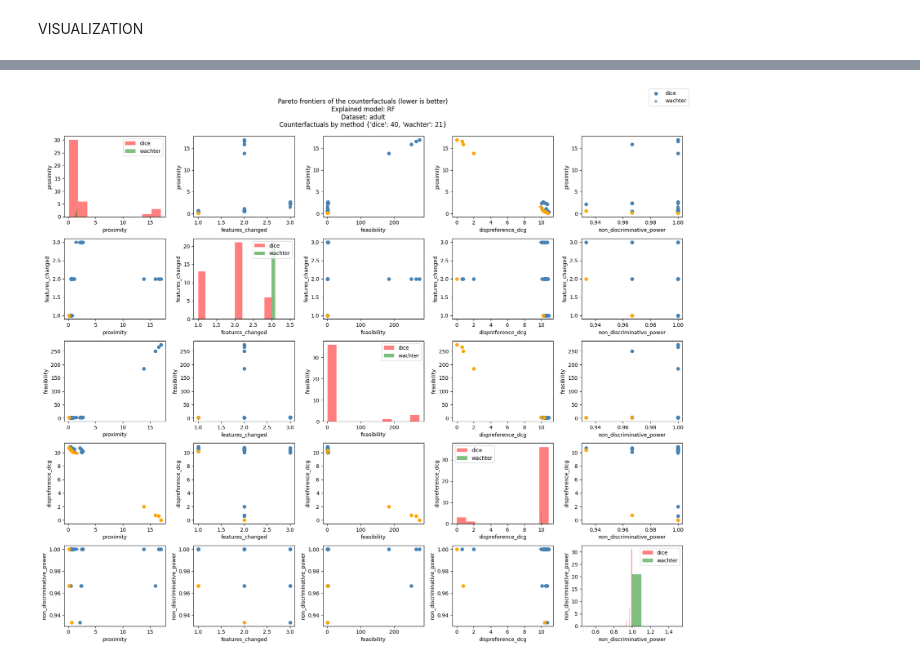
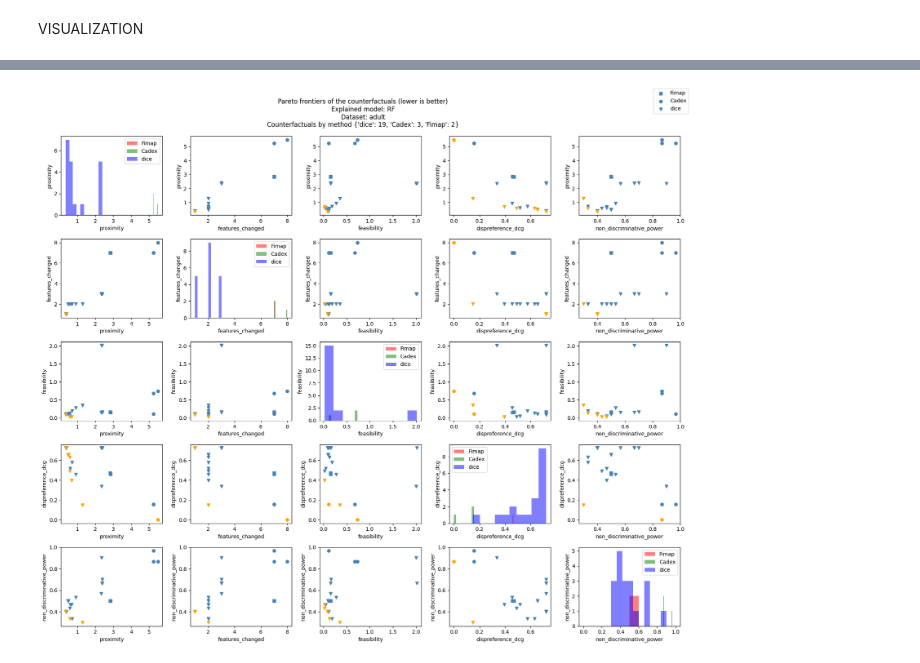
Before and after one commit to istepka/MCSECE, a Jupyter notebook: src/ensemble.ipynb, the cells around one changed output, grey strips where cells are left out. Cells and saved outputs as stored; diff of their text form; code cells hidden in the pictures.

Commit message:
Add fimap s and g saving.

```diff
--- a/src/ensemble.ipynb
+++ b/src/ensemble.ipynb
@@ -82,0 +127,3 @@ query_instance_sparse_normalized = train_dataset_sparse_normalized[instance_to_e
+# %%
+cfec_counterfactuals_raw, list_cfs_explainers = cfec_model.generate_counterfactuals(query_instance=query_instance_sparse_normalized.iloc[0])
+cfec_counterfactuals_raw
@@ -82,0 +178,5 @@ query_instance_sparse_normalized = train_dataset_sparse_normalized[instance_to_e
+# %%
+list_cfs_explainers = list(map(lambda x: 'Cadex' if 'Cadex' in x else 'Fimap', list_cfs_explainers))
+cfec_counterfactuals['explainer'] = list_cfs_explainers
+all_counterfactuals = pd.concat([all_counterfactuals, cfec_counterfactuals], ignore_index=True)
+cfec_counterfactuals
@@ -284 +338,9 @@ Int64Index([ 0,  1,  2,  3,  4,  5,  6,  7,  8,  9, 10, 11, 12, 13, 14, 15, 16,
            dtype='int64')
+# %%
+#Filter not feasible (data is min-max normalized, so values shouldn't be less than zero)
+# not_feasible = np.where(np.sum(counterfactuals_sparse_normalized < 0, axis=1) > 0)[0]
+not_feasible = []
+
+indices_to_keep = list(filter(lambda x: x not in not_feasible, valid_counterfactuals_sparse_normalized.index.tolist()))
+valid_counterfactuals_sparse_normalized = counterfactuals_sparse_normalized.iloc[indices_to_keep]
+print(indices_to_keep)
@@ -285,7 +359,9 @@ Int64Index([ 0,  1,  2,  3,  4,  5,  6,  7,  8,  9, 10, 11, 12, 13, 14, 15, 16,
 # %%
-valid_counterfactuals = all_counterfactuals.iloc[valid_counterfactuals_sparse_normalized.index]
+valid_counterfactuals = all_counterfactuals.iloc[indices_to_keep]
 valid_counterfactuals.reset_index(drop=True, inplace=True)
 valid_counterfactuals = filter_non_actionable(valid_counterfactuals, query_instance, constr['non_actionable_features'])
+valid_counterfactuals_sparse_normalized = valid_counterfactuals_sparse_normalized.iloc[valid_counterfactuals.index.tolist()]
+valid_counterfactuals_sparse_normalized.reset_index(drop=True, inplace=True)
 valid_counterfactuals.reset_index(drop=True, inplace=True)
 valid_counterfactuals.shape
 # %% [output]
@@ -347,37 +420,44 @@ n = len(metrics_to_plot)
 fig, ax = plt.subplots(n, n, figsize=(3.5*n, 3*n))
 
 colors = ['r', 'g', 'b', 'y', 'c', 'm', 'k', 'w']
-markers = ['o', '+', 'x', 'v', '^', 's', 't']
+markers = ['s', 'o', 'v', '+', 'x']
 labels = []
 
 ax = ax.flatten()
 
-for i, other_metric in enumerate(metrics_to_plot):
-    for j, metric in enumerate(metrics_to_plot):
+for plot_round in ['nonpareto', 'pareto']:
+    for i, other_metric in enumerate(metrics_to_plot):
+        for j, metric in enumerate(metrics_to_plot):
 
-        all_x = scores_df[metric].to_numpy()
-        all_y = scores_df[other_metric].to_numpy()
-        to_check = np.array([all_x, all_y], dtype=np.float64).T
-        all_pareto = get_pareto_frontier_mask(to_check)
+            all_x = scores_df[metric].to_numpy()
+            all_y = scores_df[other_metric].to_numpy()
+            to_check = np.array([all_x, all_y], dtype=np.float64).T
+            all_pareto = get_pareto_frontier_mask(to_check)
+            ax[i*n+j].grid()
 
-        for k, explainer in enumerate(scores_df['explainer'].unique()):
+            for k, explainer in enumerate(scores_df['explainer'].value_counts().sort_values(ascending=True).index.tolist()):
 
-            mask = scores_df['explainer'] == explainer
-            pareto = all_pareto[mask]
+                mask = scores_df['explainer'] == explainer
+                pareto = all_pareto[mask]
 
-            x = scores_df[mask][metric].to_numpy()
-            y = scores_df[mask][other_metric].to_numpy()
+                x = scores_df[mask][metric].to_numpy()
+                y = scores_df[mask][other_metric].to_numpy()
 
-            if i == j:
-                ax[i*n+j].hist(x, color=colors[k], label=explainer, alpha=0.5)
-                ax[i*n+j].legend()
-            else:
-                ax[i*n+j].scatter(x[~pareto], y[~pareto], color='steelblue', marker=markers[k], label=explainer)
-                ax[i*n+j].scatter(x[pareto], y[pareto], color='orange', marker=markers[k])
+                if plot_round == 'nonpareto':
+                    if i == j:
+                        ax[i*n+j].hist(x, color=colors[k], label=explainer, alpha=0.5)
+                        ax[i*n+j].legend()
+                    else:
+                        ax[i*n+j].scatter(x[~pareto], y[~pareto], color='steelblue', marker=markers[k], label=explainer)
+                elif plot_round == 'pareto' and i!=j:
+                    ax[i*n+j].scatter(x[pareto], y[pareto], color='orange', marker=markers[k])
 
+                    if i < j:
+                        print(f'For explainer: {explainer} and metrics {metric}, {other_metric}, paretos: {sum(pareto)} out of {len(pareto)}')
+                        # print(f'{scores_df[scores_df["explainer"] == explainer][[metric, other_metric]][pareto]}')
 
-        ax[i*n+j].set_xlabel(metric)
-        ax[i*n+j].set_ylabel(other_metric)
+            ax[i*n+j].set_xlabel(metric)
+            ax[i*n+j].set_ylabel(other_metric)
     # plt.title('Proximity vs Dispreference DCG \n(Pareto front in orange). \nLower is better.')
 
 handles, labels = ax[1].get_legend_handles_labels()
@@ -393 +490 @@ plt.show()
-[figure, old version]
+[figure, new version]
```
Also changed, not shown: parts of 37 cells of this notebook, 14 other files.
